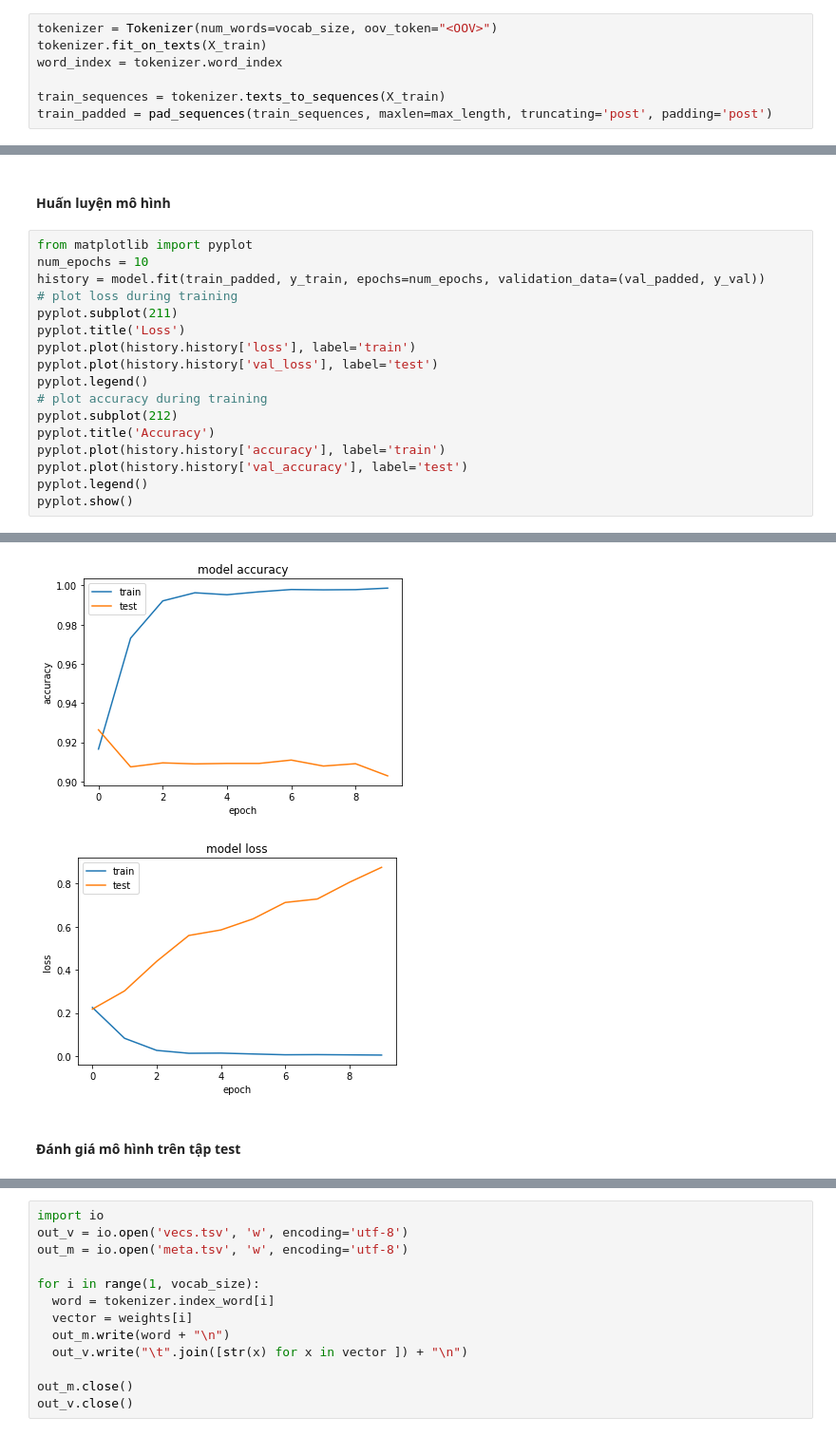
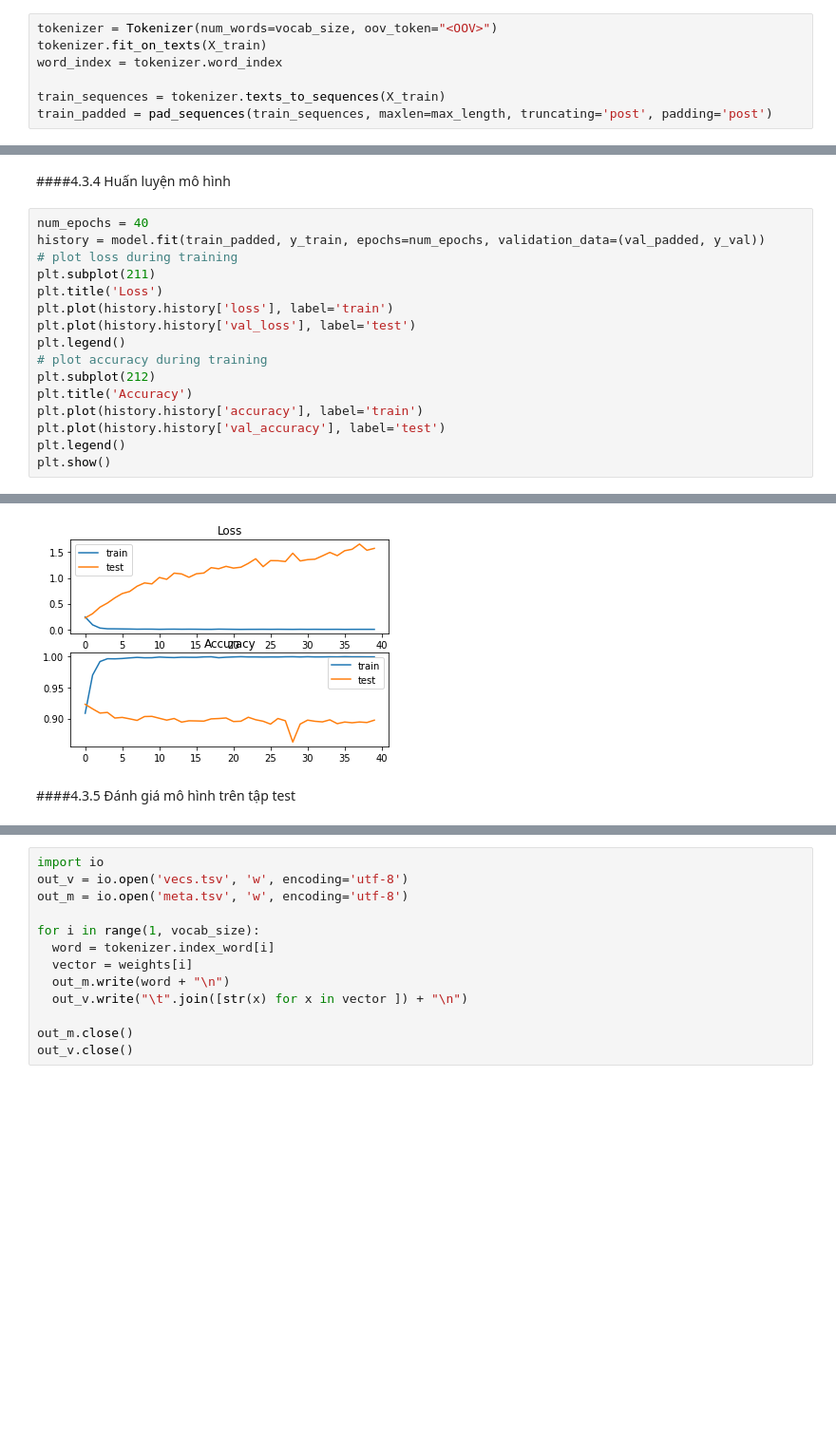
Before and after one commit to DatDoc/CS114.K21.KHTN, a Jupyter notebook: sentiment_analysis/sentiment_analysis.ipynb, the cells around one changed output, grey strips where cells are left out. Shown at 95% size. Cells and saved outputs as stored; diff of their text form; blank space fills up the shorter version.

```diff
--- a/sentiment_analysis/sentiment_analysis.ipynb
+++ b/sentiment_analysis/sentiment_analysis.ipynb
@@ -794,22 +788,21 @@ Trainable params: 1,250,021
 Non-trainable params: 0
 _________________________________________________________________
 # %% [markdown]
-#### Huấn luyện mô hình
+####4.3.4 Huấn luyện mô hình
 # %%
-from matplotlib import pyplot
-num_epochs = 10
+num_epochs = 40
 history = model.fit(train_padded, y_train, epochs=num_epochs, validation_data=(val_padded, y_val))
 # plot loss during training
-pyplot.subplot(211)
-pyplot.title('Loss')
-pyplot.plot(history.history['loss'], label='train')
-pyplot.plot(history.history['val_loss'], label='test')
-pyplot.legend()
+plt.subplot(211)
+plt.title('Loss')
+plt.plot(history.history['loss'], label='train')
+plt.plot(history.history['val_loss'], label='test')
+plt.legend()
 # plot accuracy during training
-pyplot.subplot(212)
-pyplot.title('Accuracy')
-pyplot.plot(history.history['accuracy'], label='train')
-pyplot.plot(history.history['val_accuracy'], label='test')
-pyplot.legend()
-pyplot.show()
+plt.subplot(212)
+plt.title('Accuracy')
+plt.plot(history.history['accuracy'], label='train')
+plt.plot(history.history['val_accuracy'], label='test')
+plt.legend()
+plt.show()
 # %% [output]
@@ -836,7 +826,6 @@ Epoch 10/10
-[figure, old version]
+[figure, new version]
-[figure, removed]
 # %% [markdown]
-#### Đánh giá mô hình trên tập test
+####4.3.5 Đánh giá mô hình trên tập test
 # %%
 test_sequences = tokenizer.texts_to_sequences(X_test)
 test_padded = pad_sequences(test_sequences, maxlen=max_length, truncating='post', padding='post')
```
Also changed, not shown: parts of 73 cells of this notebook.
